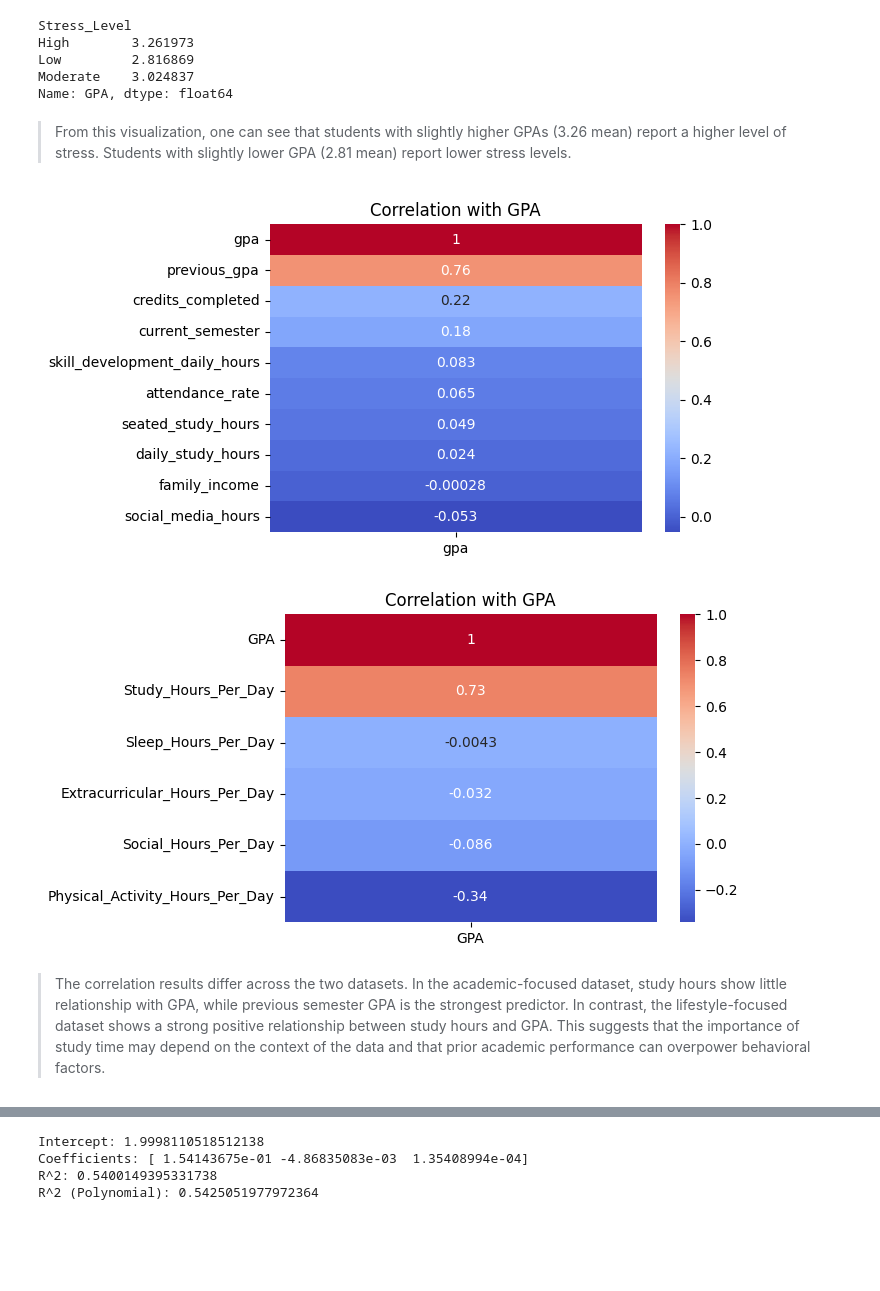
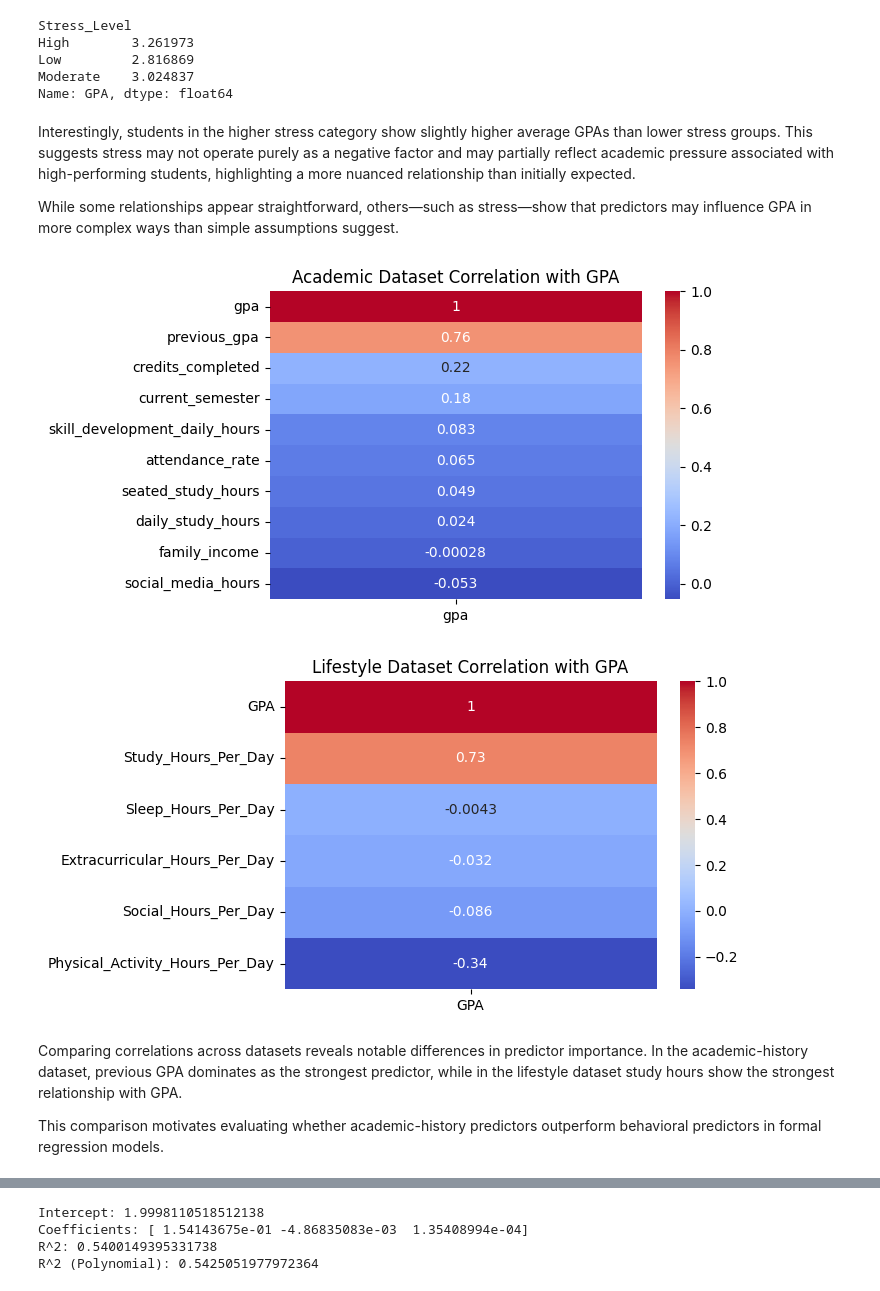
Before and after one commit to kparfait17/kparfait17.github.io, a Jupyter notebook: project/project.ipynb, the cells around one changed output, grey strips where cells are left out. Cells and saved outputs as stored; diff of their text form; code cells hidden in the pictures; blank space fills up the shorter version.

Commit message:
Made changes prior to presentation and final submission.

```diff
--- a/project/project.ipynb
+++ b/project/project.ipynb
@@ -195,25 +227,29 @@ Low         2.816869
 Moderate    3.024837
 Name: GPA, dtype: float64
 # %% [markdown]
-> From this visualization, one can see that students with slightly higher GPAs (3.26 mean) report a higher level of stress. Students with slightly lower GPA (2.81 mean) report lower stress levels.
+Interestingly, students in the higher stress category show slightly higher average GPAs than lower stress groups. This suggests stress may not operate purely as a negative factor and may partially reflect academic pressure associated with high-performing students, highlighting a more nuanced relationship than initially expected.
+
+While some relationships appear straightforward, others—such as stress—show that predictors may influence GPA in more complex ways than simple assumptions suggest.
 # %%
 # These two heatmaps show the variables that have the strongest relationship with GPA.
 correlation = student_df.corr(numeric_only=True)["gpa"].sort_values(ascending=False)
 plt.figure(figsize=(6, 4))
 sns.heatmap(correlation.to_frame(), annot=True, cmap="coolwarm")
-plt.title("Correlation with GPA")
+plt.title("Academic Dataset Correlation with GPA")
 plt.show()
 
 correlation = lifestyle_df.corr(numeric_only=True)["GPA"].sort_values(ascending=False)
 plt.figure(figsize=(6, 4))
 sns.heatmap(correlation.to_frame(), annot=True, cmap="coolwarm")
-plt.title("Correlation with GPA")
+plt.title("Lifestyle Dataset Correlation with GPA")
 plt.show()
 # %% [output]
-[figure, old version]
+[figure, new version]
-[figure, old version]
+[figure, new version]
 # %% [markdown]
-> The correlation results differ across the two datasets. In the academic-focused dataset, study hours show little relationship with GPA, while previous semester GPA is the strongest predictor. In contrast, the lifestyle-focused dataset shows a strong positive relationship between study hours and GPA. This suggests that the importance of study time may depend on the context of the data and that prior academic performance can overpower behavioral factors.
+Comparing correlations across datasets reveals notable differences in predictor importance. In the academic-history dataset, previous GPA dominates as the strongest predictor, while in the lifestyle dataset study hours show the strongest relationship with GPA.
+
+This comparison motivates evaluating whether academic-history predictors outperform behavioral predictors in formal regression models.
 # %% [markdown]
 #### Model 1: Lifestyle Factors and GPA
 
```
Also changed, not shown: parts of 36 cells of this notebook, 1 other file.
